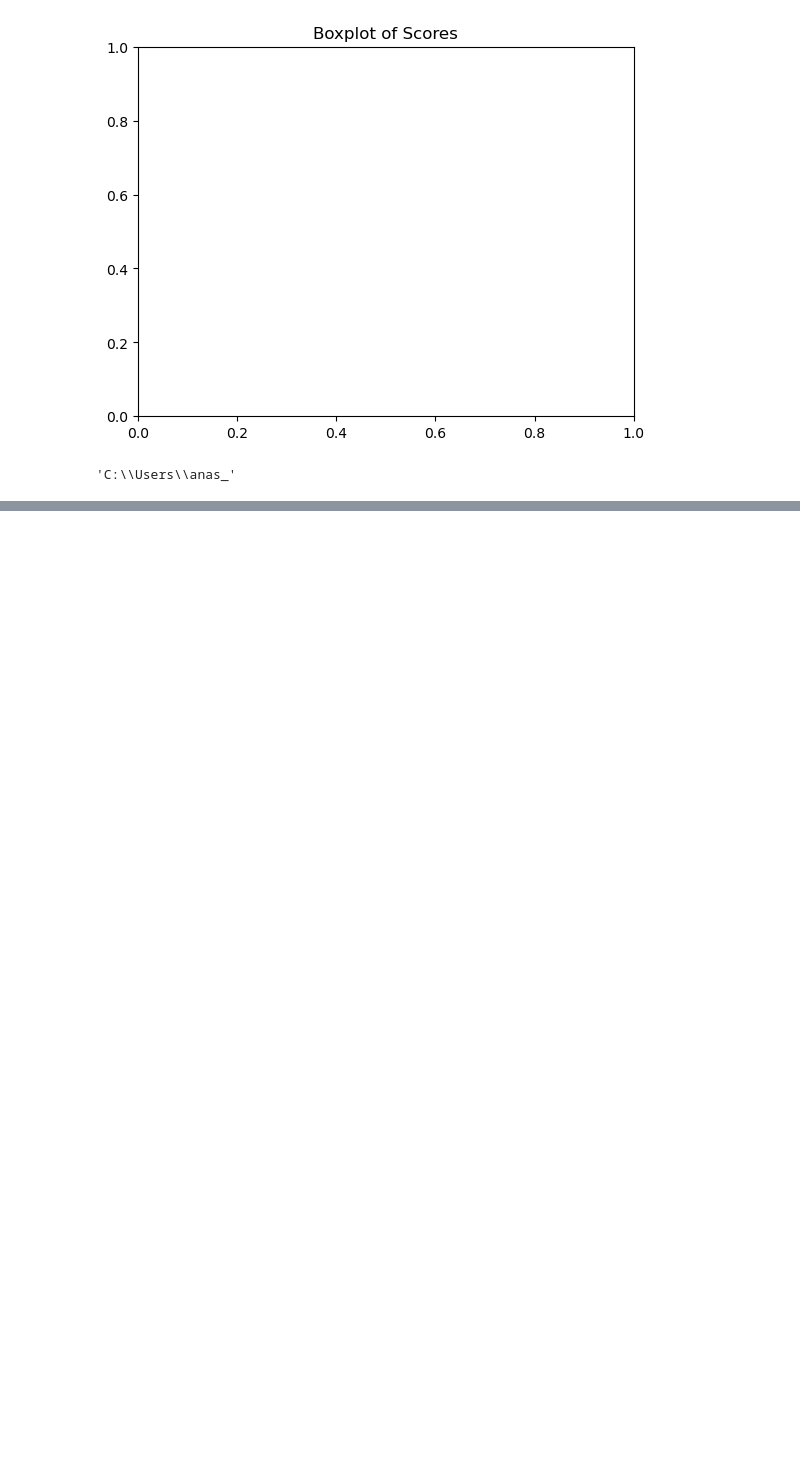
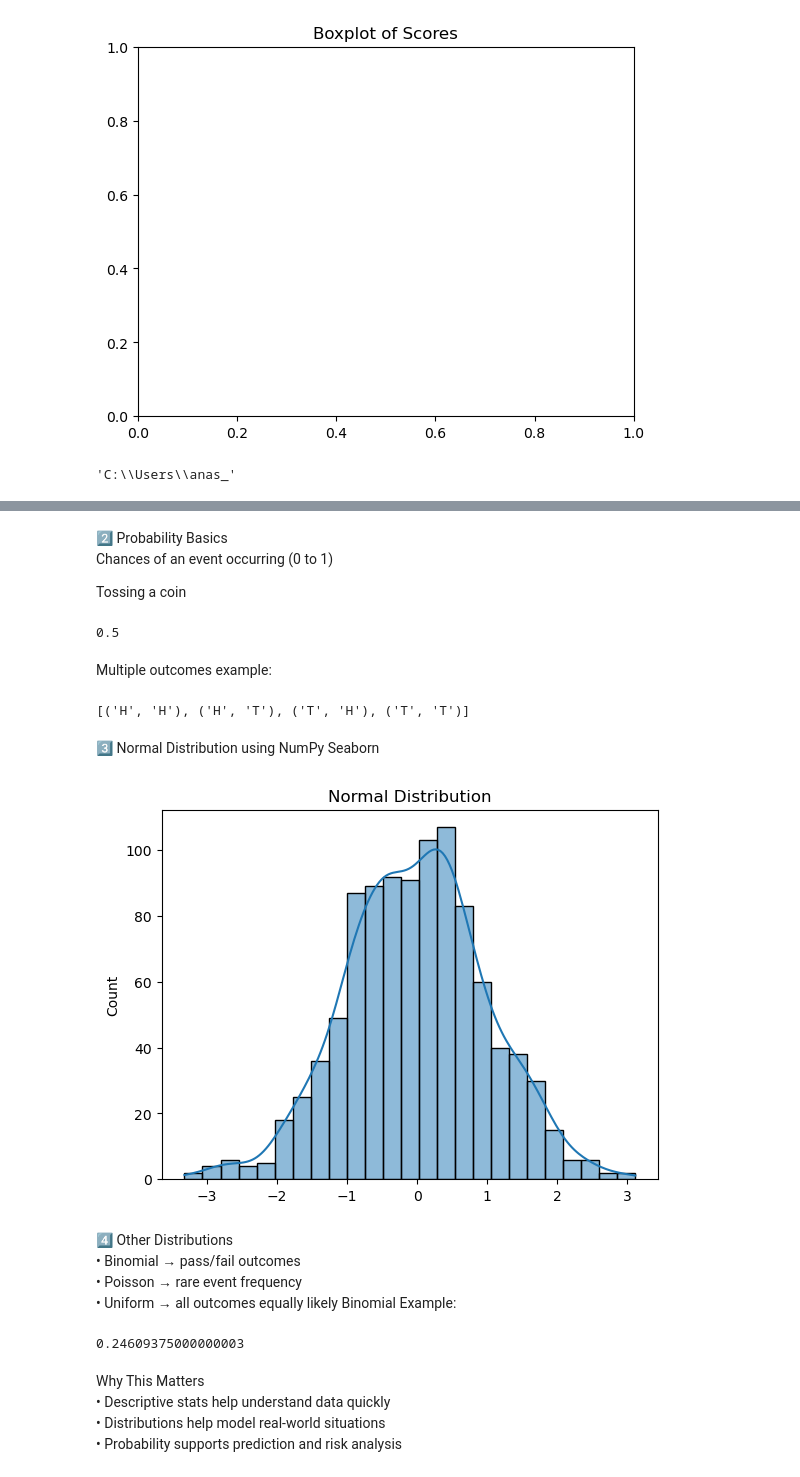
Before and after one commit to anasds0816/Python, a Jupyter notebook: Python Basics for Data Science Part-1 .ipynb, the cells around one changed output, grey strips where cells are left out. Drawn from its saved outputs; the diff is of its cells as text; code cells hidden in the pictures; blank space fills up the shorter version.

Commit message:
Your descriptive commit message

```diff
--- a/Python Basics for Data Science Part-1 .ipynb
+++ b/Python Basics for Data Science Part-1 .ipynb
@@ -484,0 +551,52 @@ pwd
+# %% [markdown]
+
+2️⃣ Probability Basics
+Chances of an event occurring (0 to 1)
+
+Tossing a coin
+# %%
+prob_heads = 1 / 2
+print(prob_heads)  # 0.5
+# %% [output]
+0.5
+# %% [markdown]
+Multiple outcomes example:
+# %%
+from itertools import product
+
+outcomes = list(product(["H", "T"], repeat=2))
+print(outcomes)  # [('H', 'H'), ('H', 'T'), ('T', 'H'), ('T', 'T')]
+# %% [output]
+[('H', 'H'), ('H', 'T'), ('T', 'H'), ('T', 'T')]
+# %% [markdown]
+3️⃣ Normal Distribution using NumPy  Seaborn
+# %%
+import numpy as np
+import seaborn as sns
+import matplotlib.pyplot as plt
+
+data = np.random.normal(loc=0, scale=1, size=1000)
+
+sns.histplot(data, kde=True)
+plt.title("Normal Distribution")
+plt.show()
+# %% [output]
+[figure, added]
+# %% [markdown]
+4️⃣ Other Distributions
+• Binomial → pass/fail outcomes
+• Poisson → rare event frequency
+• Uniform → all outcomes equally likely
+Binomial Example:
+# %%
+from scipy.stats import binom
+
+# 10 trials, p = 0.5
+print(binom.pmf(k=5, n=10, p=0.5))  # Probability of 5 successes
+# %% [output]
+0.24609375000000003
+# %% [markdown]
+ Why This Matters
+• Descriptive stats help understand data quickly
+• Distributions help model real-world situations
+• Probability supports prediction and risk analysis
```
Also changed, not shown: parts of 9 cells of this notebook.
